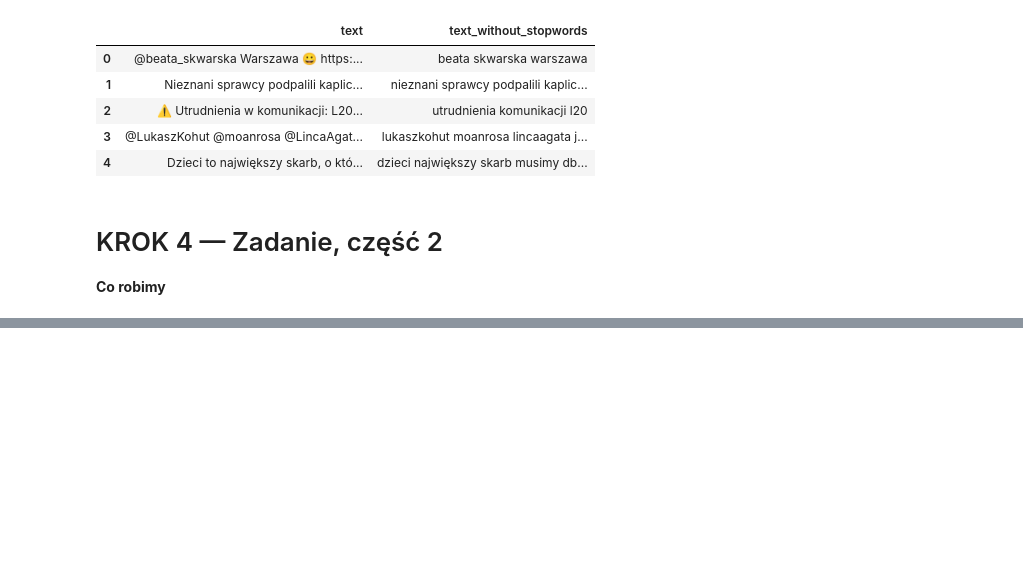
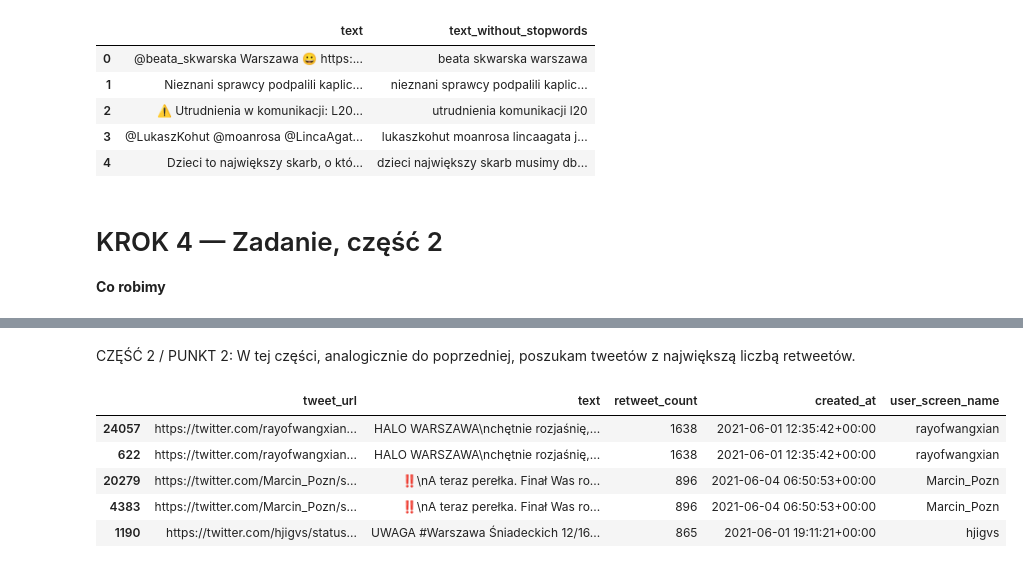
Before and after one commit to ludmilaqlawik/Projekt-zaliczeniowy-WSB, a Jupyter notebook: Projekt_zaliczeniowy_WSB.ipynb, the cells around one changed output, grey strips where cells are left out. Saved outputs shown, nothing was run; the diff lists cells and outputs as text; code cells hidden in the pictures; blank space fills up the shorter version.

```diff
--- a/Projekt_zaliczeniowy_WSB.ipynb
+++ b/Projekt_zaliczeniowy_WSB.ipynb
@@ -601,0 +663,16 @@ df[["text", "text_without_stopwords"]].head(5)
+# %% [markdown]
+CZĘŚĆ 2 / PUNKT 2: W tej części, analogicznie do poprzedniej, poszukam tweetów z największą liczbą retweetów.
+# %%
+if RT_COL is None:
+    print("Nie znaleziono kolumny z retweetami (RT_COL). Sprawdź nazwy kolumn w df.columns.")
+else:
+    cols_to_show = [c for c in [TWEET_URL_COL, "text", RT_COL, "created_at", USER_NAME_COL] if c in df.columns and c is not None]
+    top5_rt = df.sort_values(RT_COL, ascending=False).head(5)
+    display(top5_rt[cols_to_show])
+# %% [output]
+|  | tweet_url | text | retweet_count | created_at | user_screen_name |
+| 24057 | https://twitter.com/rayofwangxian... | HALO WARSZAWA\nchętnie rozjaśnię,... | 1638 | 2021-06-01 12:35:42+00:00 | rayofwangxian |
+| 622 | https://twitter.com/rayofwangxian... | HALO WARSZAWA\nchętnie rozjaśnię,... | 1638 | 2021-06-01 12:35:42+00:00 | rayofwangxian |
+| 20279 | https://twitter.com/Marcin_Pozn/s... | ‼️\nA teraz perełka. Finał Was ro... | 896 | 2021-06-04 06:50:53+00:00 | Marcin_Pozn |
+| 4383 | https://twitter.com/Marcin_Pozn/s... | ‼️\nA teraz perełka. Finał Was ro... | 896 | 2021-06-04 06:50:53+00:00 | Marcin_Pozn |
+| 1190 | https://twitter.com/hjigvs/status... | UWAGA #Warszawa Śniadeckich 12/16... | 865 | 2021-06-01 19:11:21+00:00 | hjigvs |
```
Also changed, not shown: parts of 12 cells of this notebook.
